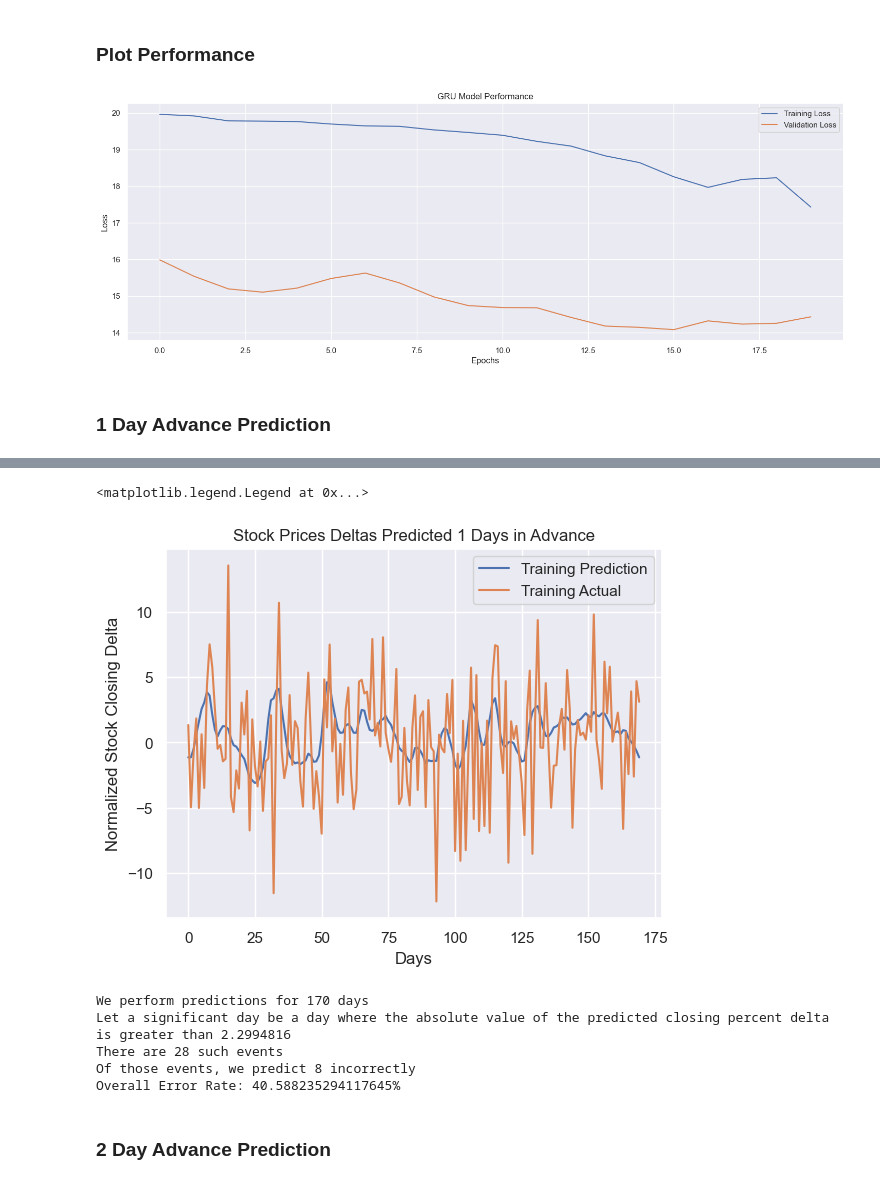
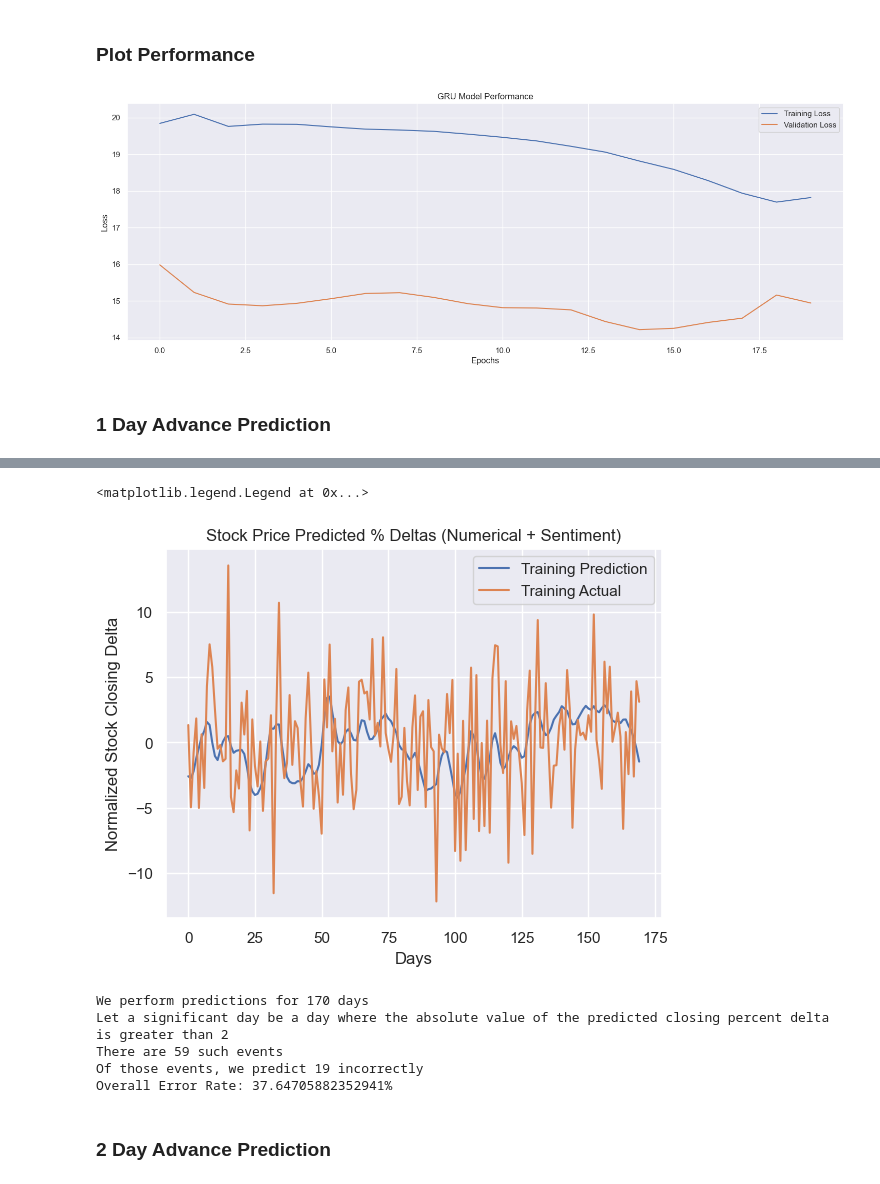
Before and after one commit to cwphung/stocks_with_feelings, a Jupyter notebook: numerical/GRU_model/GRU_forecast out2 sentiment.ipynb, the cells around one changed output, grey strips where cells are left out. Drawn from its saved outputs; the diff is of its cells as text; code cells hidden in the pictures.

```diff
--- a/numerical/GRU_model/GRU_forecast out2 sentiment.ipynb
+++ b/numerical/GRU_model/GRU_forecast out2 sentiment.ipynb
@@ -160,6 +157,7 @@ features.head()
 # %% [markdown]
 ### Generate GRU train and test split
 # %%
+features = pd.read_csv("gru_features.csv") # if loading pregenerated features
 target = 0 #predict closing delta
 data = features.to_numpy()
 datax, datay = generate_LSTM_data(data, sequence_size=20, target_idx=target, pred_size=2)
@@ -273,7 +271,7 @@ plt.ylabel("Loss")
 plt.legend()
 plt.show()
 # %% [output]
-[figure, old version]
+[figure, new version]
 # %% [markdown]
 ### 1 Day Advance Prediction
 # %%
@@ -281,7 +279,7 @@ train_predictions = mymodel.predict(datax_train)
 train_actual = datay_train
 plt.plot(train_predictions[:, 0], label='Training Prediction')
 plt.plot(train_actual[:, 0], label='Training Actual')
-plt.title('Stock Prices Deltas Predicted 1 Days in Advance')
+plt.title('Stock Price Predicted % Deltas (Numerical + Sentiment)')
 plt.xlabel('Days')
 plt.ylabel('Normalized Stock Closing Delta')
 plt.legend()
@@ -290,8 +288,9 @@ plt.legend()
 <matplotlib.legend.Legend at 0x...>
-[figure, old version]
+[figure, new version]
 # %%
 diff = np.sign(train_predictions[:, 0].flatten())-np.sign(train_actual[:, 0].flatten())
 thresh = np.max(np.abs(train_predictions[:, 0]))/2
+thresh = 2
 significant = np.where(np.abs(train_predictions[:, 0].flatten()) > thresh)
 print('We perform predictions for ' + str(len(diff)) + ' days')
 print('Let a significant day be a day where the absolute value of the predicted closing percent delta is greater than ' + str(thresh))
@@ -302,10 +301,10 @@ err = num_wrong/len(diff)
 print('Overall Error Rate: ' + str(err*100) + '%')
 # %% [output]
 We perform predictions for 170 days
-Let a significant day be a day where the absolute value of the predicted closing percent delta is greater than 2.2994816
-There are 28 such events
-Of those events, we predict 8 incorrectly
-Overall Error Rate: 40.588235294117645%
+Let a significant day be a day where the absolute value of the predicted closing percent delta is greater than 2
+There are 59 such events
+Of those events, we predict 19 incorrectly
+Overall Error Rate: 37.64705882352941%
 # %% [markdown]
 ### 2 Day Advance Prediction
 # %%
```
Also changed, not shown: parts of 8 cells of this notebook, 8 other files.
